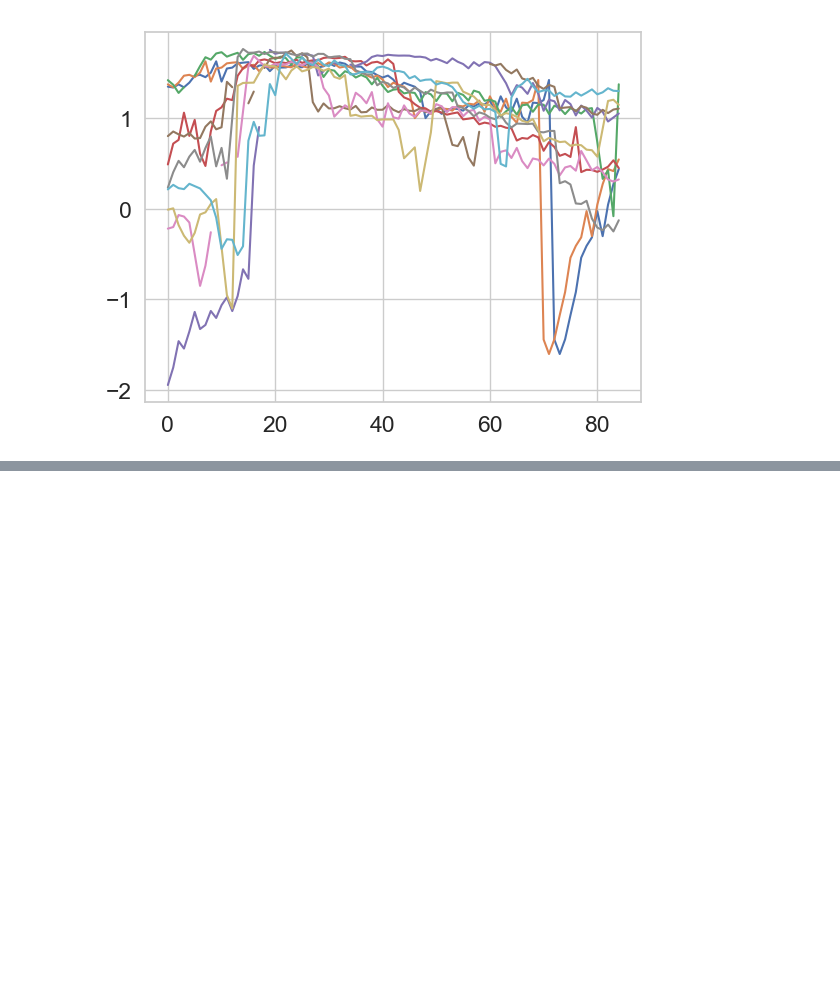
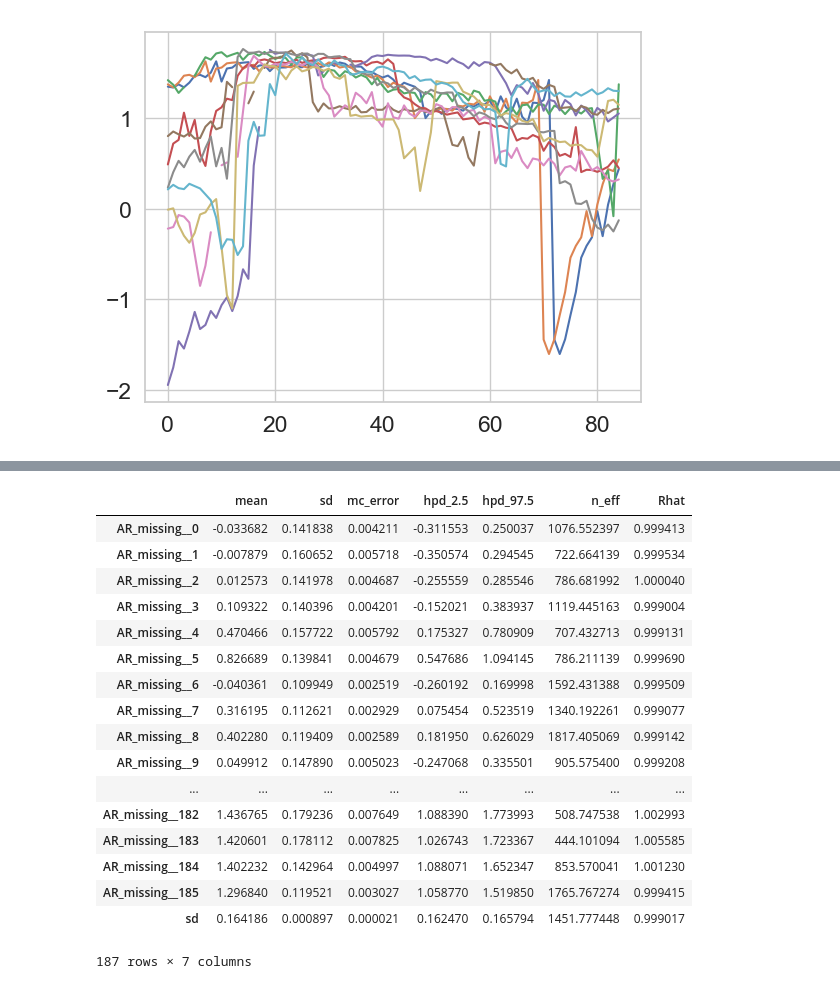
Before and after one commit to balarsen/GPSFluxForecast, a Jupyter notebook: Notebooks/GPS Data Explore.ipynb, the cells around one changed output, grey strips where cells are left out. Saved outputs shown, nothing was run; the diff lists cells and outputs as text; code cells hidden in the pictures; blank space fills up the shorter version.

```diff
--- a/Notebooks/GPS Data Explore.ipynb
+++ b/Notebooks/GPS Data Explore.ipynb
@@ -293,0 +310,21 @@ for e in events:
+# %%
+pm.summary(trace)
+# %% [output]
+|  | mean | sd | mc_error | hpd_2.5 | hpd_97.5 | n_eff | Rhat |
+| AR_missing__0 | -0.033682 | 0.141838 | 0.004211 | -0.311553 | 0.250037 | 1076.552397 | 0.999413 |
+| AR_missing__1 | -0.007879 | 0.160652 | 0.005718 | -0.350574 | 0.294545 | 722.664139 | 0.999534 |
+| AR_missing__2 | 0.012573 | 0.141978 | 0.004687 | -0.255559 | 0.285546 | 786.681992 | 1.000040 |
+| AR_missing__3 | 0.109322 | 0.140396 | 0.004201 | -0.152021 | 0.383937 | 1119.445163 | 0.999004 |
+| AR_missing__4 | 0.470466 | 0.157722 | 0.005792 | 0.175327 | 0.780909 | 707.432713 | 0.999131 |
+| AR_missing__5 | 0.826689 | 0.139841 | 0.004679 | 0.547686 | 1.094145 | 786.211139 | 0.999690 |
+| AR_missing__6 | -0.040361 | 0.109949 | 0.002519 | -0.260192 | 0.169998 | 1592.431388 | 0.999509 |
+| AR_missing__7 | 0.316195 | 0.112621 | 0.002929 | 0.075454 | 0.523519 | 1340.192261 | 0.999077 |
+| AR_missing__8 | 0.402280 | 0.119409 | 0.002589 | 0.181950 | 0.626029 | 1817.405069 | 0.999142 |
+| AR_missing__9 | 0.049912 | 0.147890 | 0.005023 | -0.247068 | 0.335501 | 905.575400 | 0.999208 |
+| ... | ... | ... | ... | ... | ... | ... | ... |
+| AR_missing__182 | 1.436765 | 0.179236 | 0.007649 | 1.088390 | 1.773993 | 508.747538 | 1.002993 |
+| AR_missing__183 | 1.420601 | 0.178112 | 0.007825 | 1.026743 | 1.723367 | 444.101094 | 1.005585 |
+| AR_missing__184 | 1.402232 | 0.142964 | 0.004997 | 1.088071 | 1.652347 | 853.570041 | 1.001230 |
+| AR_missing__185 | 1.296840 | 0.119521 | 0.003027 | 1.058770 | 1.519850 | 1765.767274 | 0.999415 |
+| sd | 0.164186 | 0.000897 | 0.000021 | 0.162470 | 0.165794 | 1451.777448 | 0.999017 |
+187 rows × 7 columns
```
Also changed, not shown: parts of 4 cells of this notebook.
